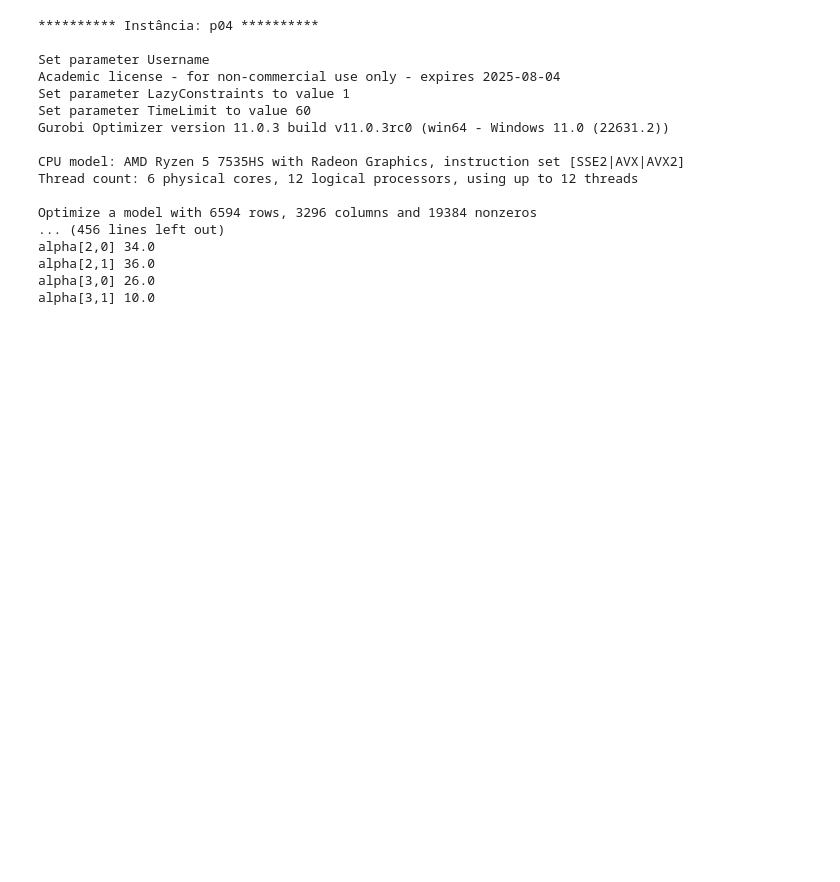
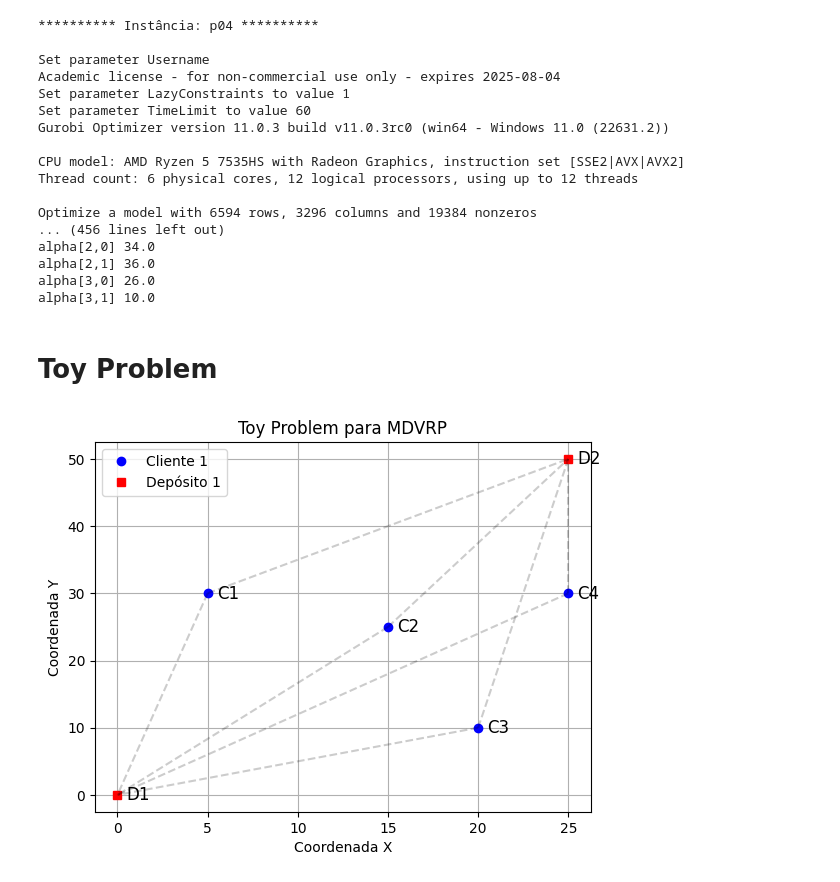
Before and after one commit to JoseBieco/MDVRP-LBBD, a Jupyter notebook: src/Instancias.ipynb, the cells around one changed output. Cells and saved outputs as stored; diff of their text form; code cells hidden in the pictures; blank space fills up the shorter version.

```diff
--- a/src/Instancias.ipynb
+++ b/src/Instancias.ipynb
@@ -244,3 +244,47 @@ alpha[2,0] 34.0
 alpha[2,1] 36.0
 alpha[3,0] 26.0
 alpha[3,1] 10.0
+# %% [markdown]
+# Toy Problem
+# %%
+import matplotlib.pyplot as plt
+
+# Coordenadas dos clientes e depósitos
+clientes = {
+    1: (5, 30),
+    2: (15, 25),
+    3: (20, 10),
+    4: (25, 30)
+}
+
+depositos = {
+    5: (0, 0),
+    6: (25, 50)
+}
+
+# Plotando os clientes
+for i, coord in clientes.items():
+    plt.plot(coord[0], coord[1], 'bo', label=f'Cliente {i}' if i == 1 else "")
+    plt.text(coord[0] + 0.5, coord[1], f'C{i}', fontsize=12, verticalalignment='center')
+
+# Plotando os depósitos
+for i, coord in depositos.items():
+    plt.plot(coord[0], coord[1], 'rs', label=f'Depósito {i - 4}' if i == 5 else "")
+    plt.text(coord[0] + 0.5, coord[1], f'D{i-4}', fontsize=12, verticalalignment='center')
+
+# Conectando os clientes aos depósitos (potenciais rotas)
+for i, coord in clientes.items():
+    # Conectando ao depósito 1
+    plt.plot([coord[0], depositos[5][0]], [coord[1], depositos[5][1]], 'k--', alpha=0.2)
+    # Conectando ao depósito 2
+    plt.plot([coord[0], depositos[6][0]], [coord[1], depositos[6][1]], 'k--', alpha=0.2)
+
+# Configurações adicionais do gráfico
+plt.xlabel('Coordenada X')
+plt.ylabel('Coordenada Y')
+plt.legend()
+plt.grid(True)
+plt.title('Toy Problem para MDVRP')
+plt.show()
+# %% [output]
+[figure, added]
```
Also changed, not shown: parts of 1 cell of this notebook, 3 other files.
